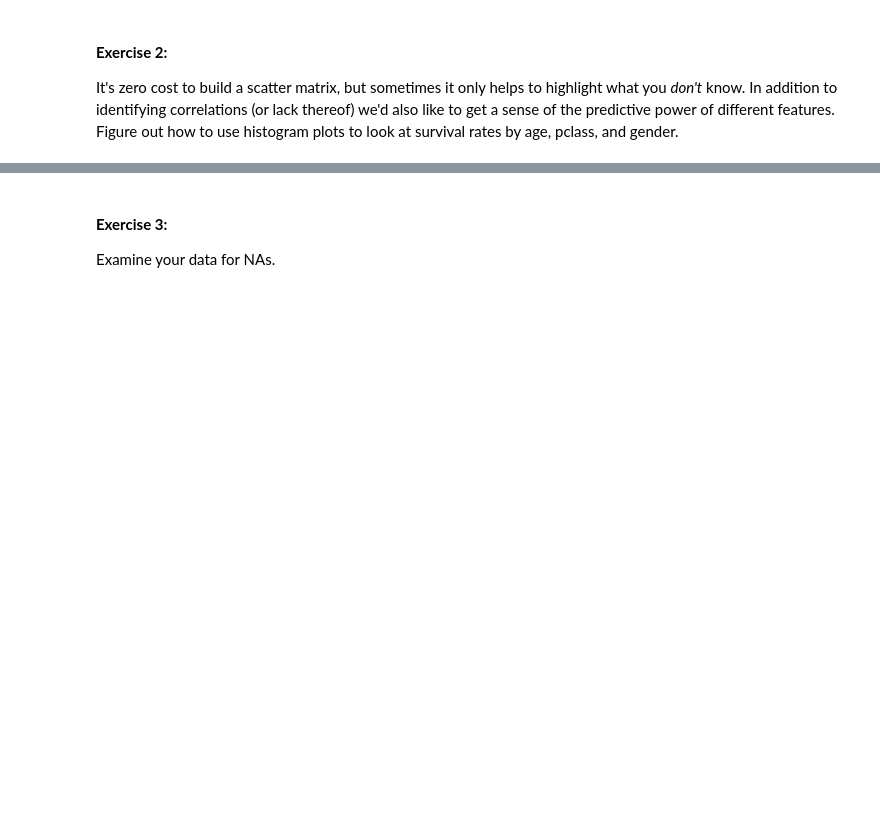
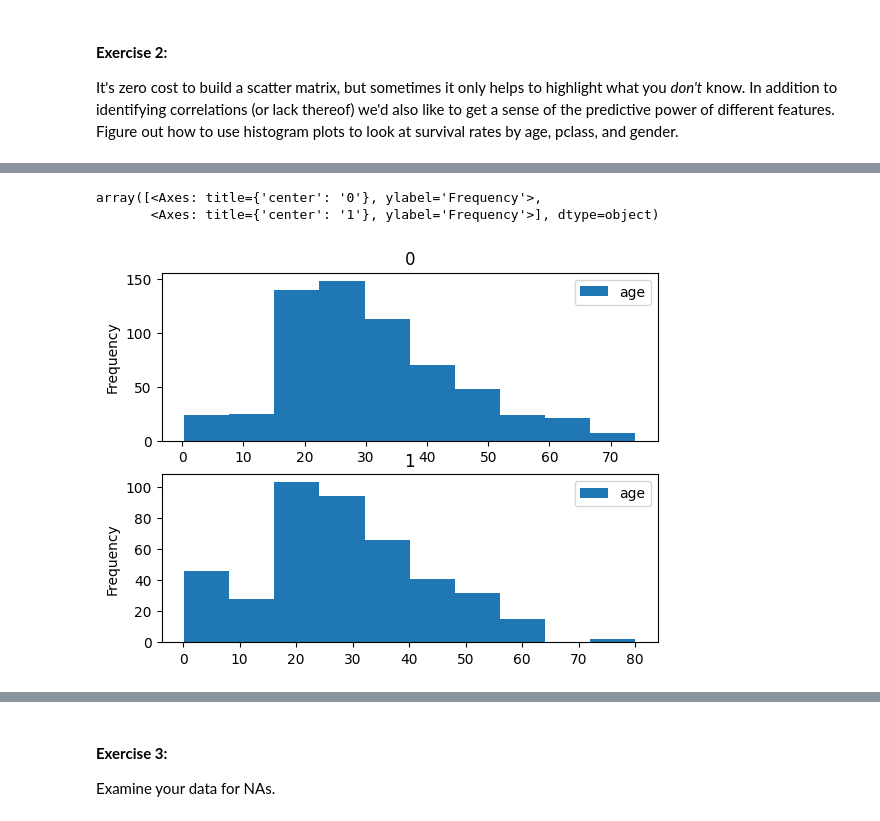
Before and after one commit to SU-IST407-SP25/student-lecture-materials-Qxuto-1, a Jupyter notebook: 2-week2/lab-exercises.ipynb, the cells around one changed output, grey strips where cells are left out. Saved outputs shown, nothing was run; the diff lists cells and outputs as text; code cells hidden in the pictures; blank space fills up the shorter version.

```diff
--- a/2-week2/lab-exercises.ipynb
+++ b/2-week2/lab-exercises.ipynb
@@ -25,0 +18,8 @@ It's zero cost to build a scatter matrix, but sometimes it only helps to highlig
+# %%
+#data[data.survived == 1].hist("age")
+
+data[["survived", "age"]].plot.hist(by = "survived")
+# %% [output]
+array([<Axes: title={'center': '0'}, ylabel='Frequency'>,
+       <Axes: title={'center': '1'}, ylabel='Frequency'>], dtype=object)
+[figure, added]
```
Also changed, not shown: parts of 3 cells of this notebook.
